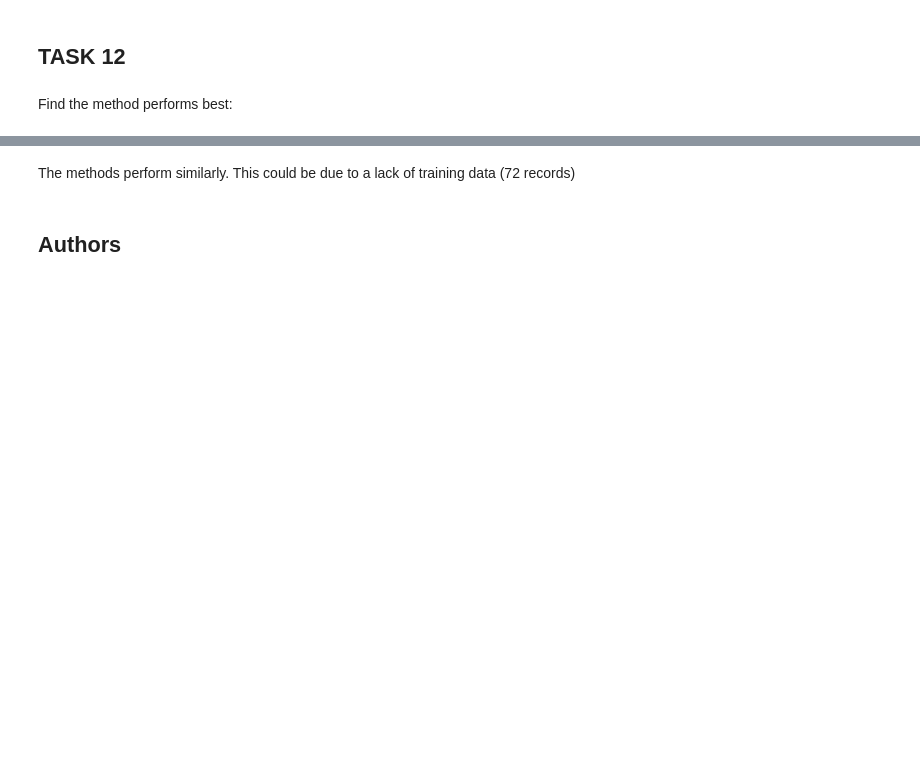
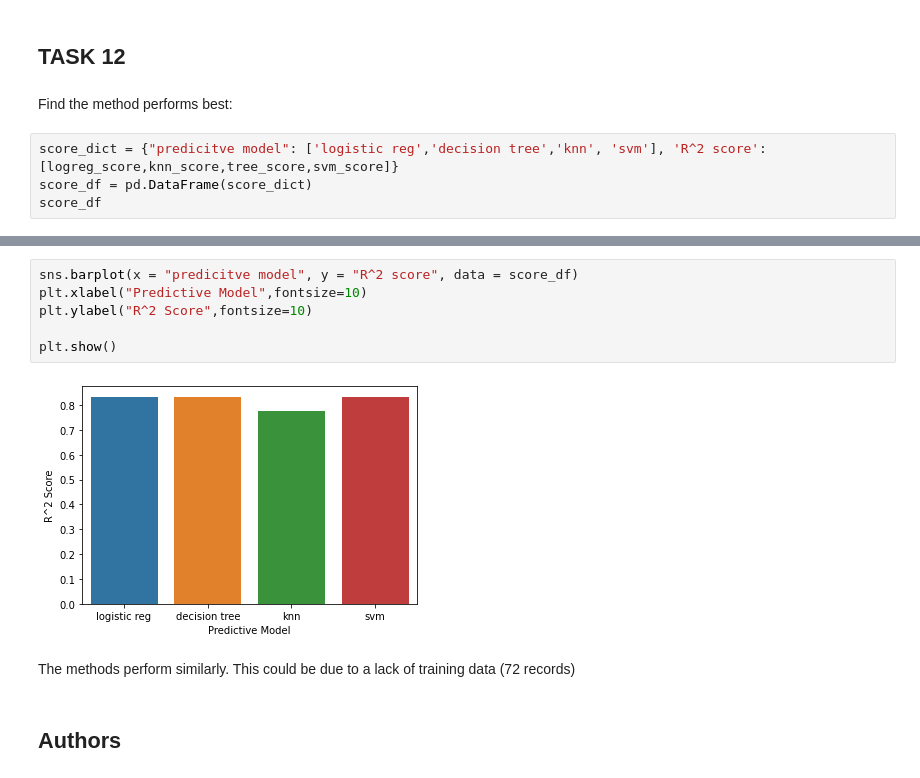
Before and after one commit to chucey/Capstone-IBM-Data-Science-Project-Repository, a Jupyter notebook: Machine Learning Prediction Notebook.ipynb, the cells around one changed output, grey strips where cells are left out. Cells and saved outputs as stored; diff of their text form; blank space fills up the shorter version.

```diff
--- a/Machine Learning Prediction Notebook.ipynb
+++ b/Machine Learning Prediction Notebook.ipynb
@@ -327,3 +327,7 @@ plot_confusion_matrix(Y_test,yhat_knn)
 ## TASK  12
 # %% [markdown]
 Find the method performs best:
+# %%
+score_dict = {"predicitve model": ['logistic reg','decision tree','knn', 'svm'], 'R^2 score': [logreg_score,knn_score,tree_score,svm_score]}
+score_df = pd.DataFrame(score_dict)
+score_df
@@ -330,3 +340,11 @@ Find the method performs best:
+# %%
+sns.barplot(x = "predicitve model", y = "R^2 score", data = score_df)
+plt.xlabel("Predictive Model",fontsize=10)
+plt.ylabel("R^2 Score",fontsize=10)
+
+plt.show()
+# %% [output]
+[figure, added]
 # %% [markdown]
 The methods perform similarly. This could be due to a lack of training data (72 records)
 # %% [markdown]
```
Also changed, not shown: parts of 3 cells of this notebook.
